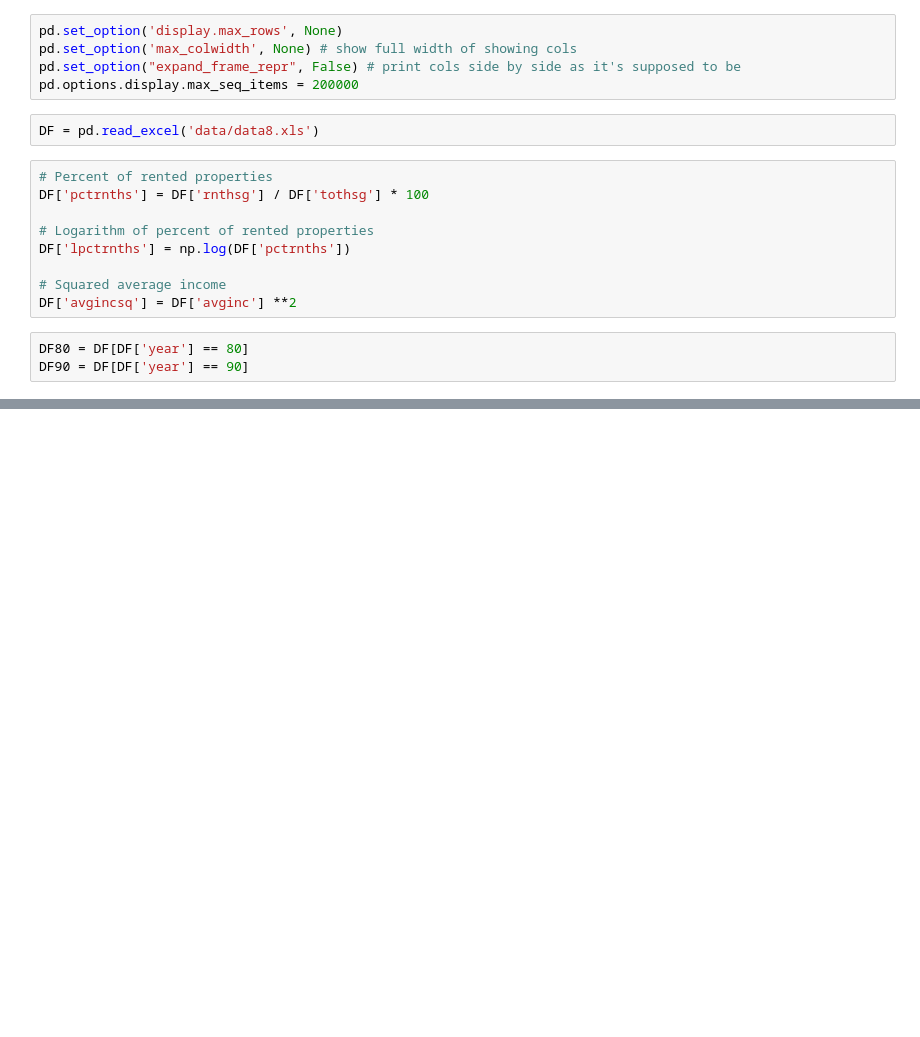
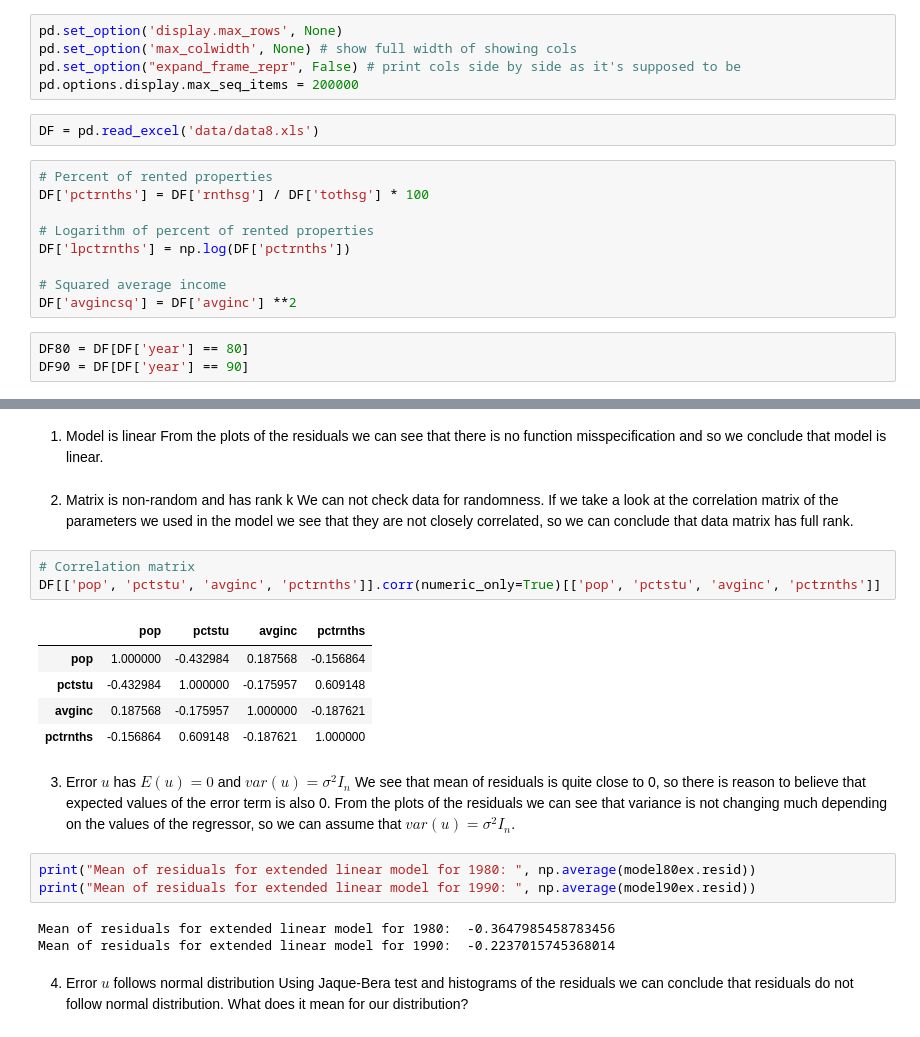
Before and after one commit to nichtemna/data_science_practical, a Jupyter notebook: linear regression.ipynb, the cells around one changed output, grey strips where cells are left out. Cells and saved outputs as stored; diff of their text form; blank space fills up the shorter version.

```diff
--- a/linear regression.ipynb
+++ b/linear regression.ipynb
@@ -192,0 +180,30 @@ plt.show()
+# %% [markdown]
+1. Model is linear
+From the plots of the residuals we can see that there is no function misspecification and so we conclude that model is linear.
+# %% [markdown]
+2. Matrix is non-random and has rank k
+We can not check data for randomness.
+If we take a look at the correlation matrix of the parameters we used in the model we see that they are not closely correlated, so we can conclude that data matrix has full rank.
+# %%
+# Correlation matrix
+DF[['pop', 'pctstu', 'avginc', 'pctrnths']].corr(numeric_only=True)[['pop', 'pctstu', 'avginc', 'pctrnths']]
+# %% [output]
+|  | pop | pctstu | avginc | pctrnths |
+| pop | 1.000000 | -0.432984 | 0.187568 | -0.156864 |
+| pctstu | -0.432984 | 1.000000 | -0.175957 | 0.609148 |
+| avginc | 0.187568 | -0.175957 | 1.000000 | -0.187621 |
+| pctrnths | -0.156864 | 0.609148 | -0.187621 | 1.000000 |
+# %% [markdown]
+3. Error $u$ has $E(u)=0$ and $var(u)=\sigma^{2}I_{n}$
+We see that mean of residuals is quite close to 0, so there is reason to believe that expected values of the error term is also 0.
+From the plots of the residuals we can see that variance is not changing much depending on the values of the regressor, so we can assume that $var(u)=\sigma^{2}I_{n}$.
+# %%
+print("Mean of residuals for extended linear model for 1980: ", np.average(model80ex.resid))
+print("Mean of residuals for extended linear model for 1990: ", np.average(model90ex.resid))
+# %% [output]
+Mean of residuals for extended linear model for 1980:  -0.3647985458783456
+Mean of residuals for extended linear model for 1990:  -0.2237015745368014
+# %% [markdown]
+4. Error $u$ follows normal distribution
+Using Jaque-Bera test and histograms of the residuals we can conclude that residuals do not follow normal distribution.
+What does it mean for our distribution?
```
Also changed, not shown: parts of 26 cells of this notebook.
